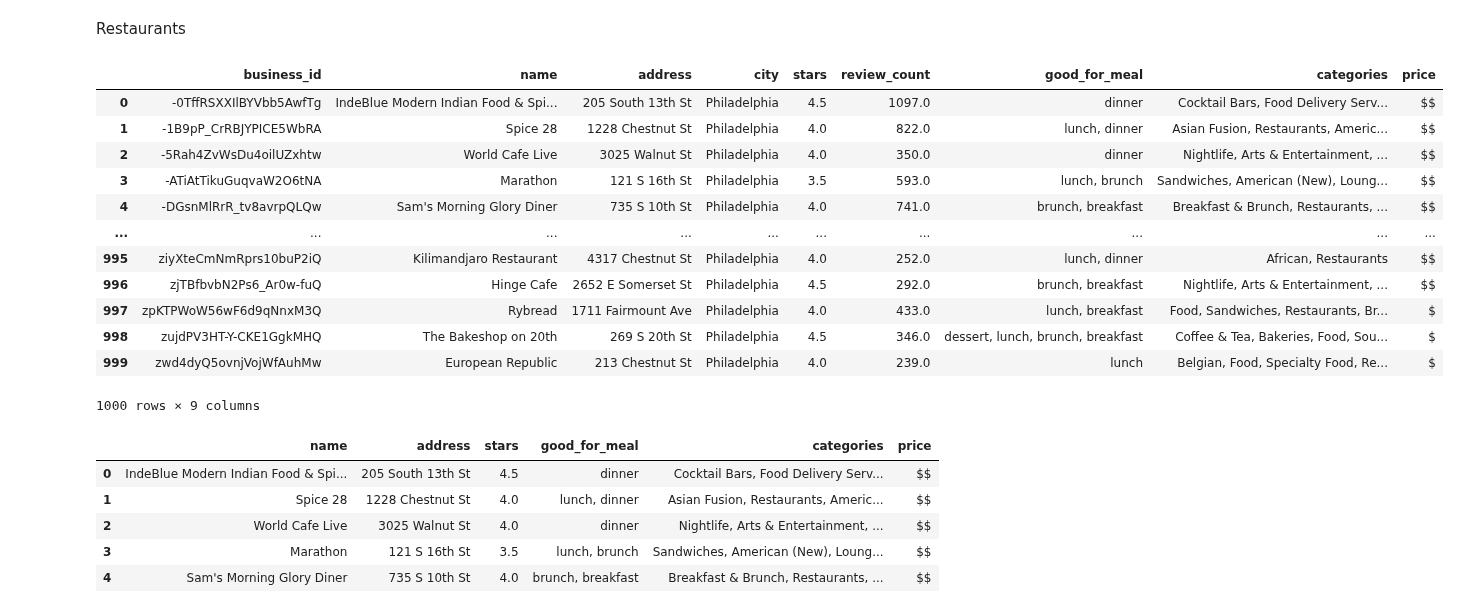
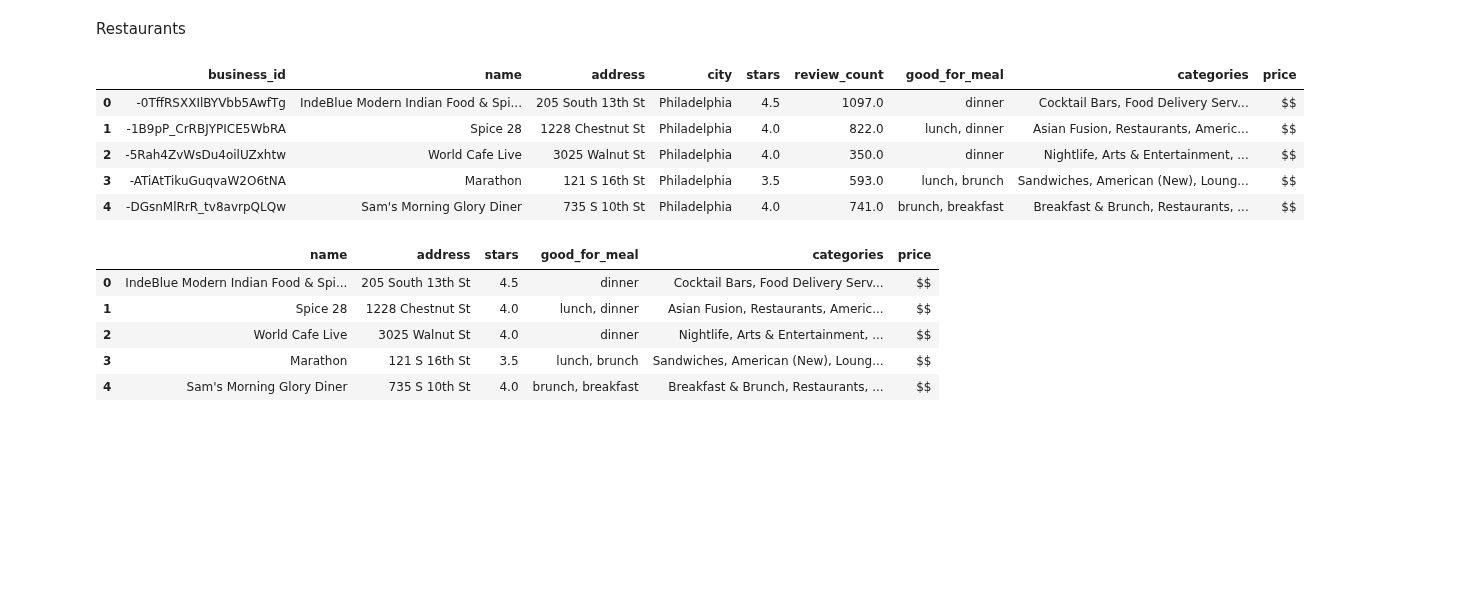
Before and after one commit to EthanWTL/Travel-Planning-AI, a Jupyter notebook: YelpDataSetCreation.ipynb, the cells around one changed output. Cells and saved outputs as stored; diff of their text form; code cells hidden in the pictures; blank space fills up the shorter version.

```diff
--- a/YelpDataSetCreation.ipynb
+++ b/YelpDataSetCreation.ipynb
@@ -575,6 +576,8 @@ for record in restaurants:
             if json_obj.get(attr) == True:
                 processed = ', '.join([processed, attr])
         record['good_for_meal'] = processed[2:]
+    else:
+        record['good_for_meal'] = 'Unknown'
 # %%
 with open('Datasets/Restaurants_pruned.jsonl', 'w') as json_file:
     for item in restaurants:
@@ -582,0 +589,9 @@ with open('Datasets/Restaurants_pruned.jsonl', 'w') as json_file:
+# %%
+hotels = []
+
+# Open the file and read it line by line
+with open('Datasets/Hotels_pruned.jsonl', 'r') as file:
+    for line in file:
+        # Parse each line as a JSON object and append to the list
+        json_obj = json.loads(line.strip())  # strip() removes any leading/trailing whitespace
+        hotels.append(json_obj)
@@ -582,0 +610,9 @@ with open('Datasets/Restaurants_pruned.jsonl', 'w') as json_file:
+# %%
+attractions = []
+
+# Open the file and read it line by line
+with open('Datasets/Attractions_pruned.jsonl', 'r') as file:
+    for line in file:
+        # Parse each line as a JSON object and append to the list
+        json_obj = json.loads(line.strip())  # strip() removes any leading/trailing whitespace
+        attractions.append(json_obj)
@@ -582,0 +636,9 @@ with open('Datasets/Restaurants_pruned.jsonl', 'w') as json_file:
+# %%
+restaurants = []
+
+# Open the file and read it line by line
+with open('Datasets/Restaurants_pruned.jsonl', 'r') as file:
+    for line in file:
+        # Parse each line as a JSON object and append to the list
+        json_obj = json.loads(line.strip())  # strip() removes any leading/trailing whitespace
+        restaurants.append(json_obj)
@@ -587,27 +666,21 @@ Restaurants
 # %%
 import json
 import pandas as pd
 
 data = []
 with open('Datasets/Restaurants_pruned.jsonl', 'r') as f:
     for line in f:
         data.append(json.loads(line))
 
 df = pd.DataFrame(data)
+df.head()
 # %% [output]
 |  | business_id | name | address | city | stars | review_count | good_for_meal | categories | price |
 | 0 | -0TffRSXXIlBYVbb5AwfTg | IndeBlue Modern Indian Food & Spi... | 205 South 13th St | Philadelphia | 4.5 | 1097.0 | dinner | Cocktail Bars, Food Delivery Serv... | $$ |
 | 1 | -1B9pP_CrRBJYPICE5WbRA | Spice 28 | 1228 Chestnut St | Philadelphia | 4.0 | 822.0 | lunch, dinner | Asian Fusion, Restaurants, Americ... | $$ |
 | 2 | -5Rah4ZvWsDu4oilUZxhtw | World Cafe Live | 3025 Walnut St | Philadelphia | 4.0 | 350.0 | dinner | Nightlife, Arts & Entertainment, ... | $$ |
 | 3 | -ATiAtTikuGuqvaW2O6tNA | Marathon | 121 S 16th St | Philadelphia | 3.5 | 593.0 | lunch, brunch | Sandwiches, American (New), Loung... | $$ |
 | 4 | -DGsnMlRrR_tv8avrpQLQw | Sam's Morning Glory Diner | 735 S 10th St | Philadelphia | 4.0 | 741.0 | brunch, breakfast | Breakfast & Brunch, Restaurants, ... | $$ |
-| ... | ... | ... | ... | ... | ... | ... | ... | ... | ... |
-| 995 | ziyXteCmNmRprs10buP2iQ | Kilimandjaro Restaurant | 4317 Chestnut St | Philadelphia | 4.0 | 252.0 | lunch, dinner | African, Restaurants | $$ |
-| 996 | zjTBfbvbN2Ps6_Ar0w-fuQ | Hinge Cafe | 2652 E Somerset St | Philadelphia | 4.5 | 292.0 | brunch, breakfast | Nightlife, Arts & Entertainment, ... | $$ |
-| 997 | zpKTPWoW56wF6d9qNnxM3Q | Rybread | 1711 Fairmount Ave | Philadelphia | 4.0 | 433.0 | lunch, breakfast | Food, Sandwiches, Restaurants, Br... | $ |
-| 998 | zujdPV3HT-Y-CKE1GgkMHQ | The Bakeshop on 20th | 269 S 20th St | Philadelphia | 4.5 | 346.0 | dessert, lunch, brunch, breakfast | Coffee & Tea, Bakeries, Food, Sou... | $ |
-| 999 | zwd4dyQ5ovnjVojWfAuhMw | European Republic | 213 Chestnut St | Philadelphia | 4.0 | 239.0 | lunch | Belgian, Food, Specialty Food, Re... | $ |
-1000 rows × 9 columns
 # %%
 df = df.loc[:, ['name', 'address', 'stars', 'good_for_meal', 'categories', 'price']]
 df.head()
```
Also changed, not shown: parts of 16 cells of this notebook, 2 other files.
